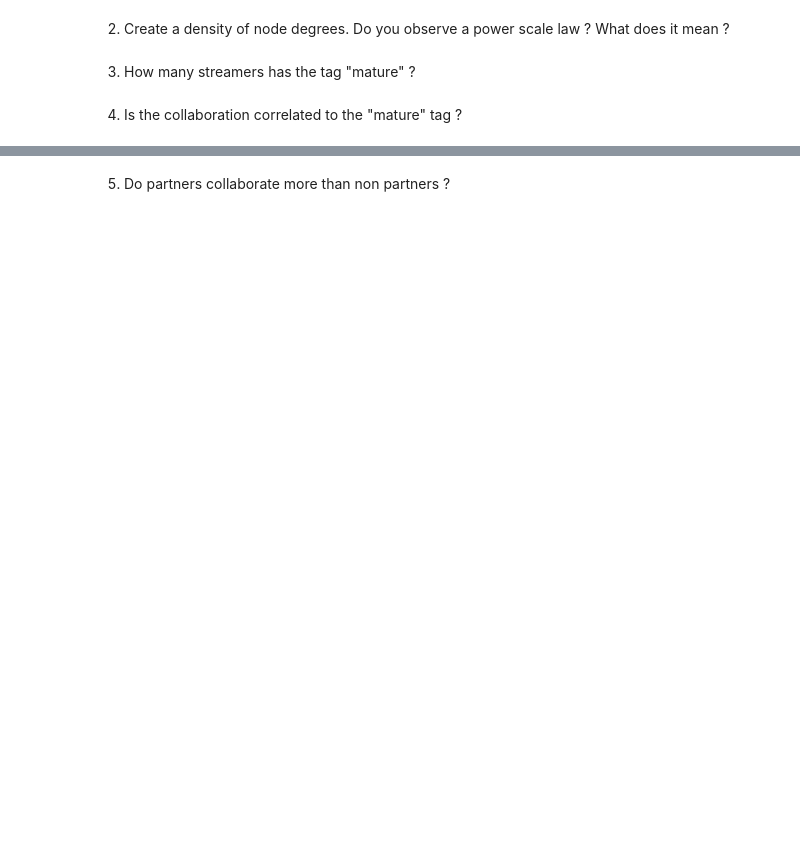
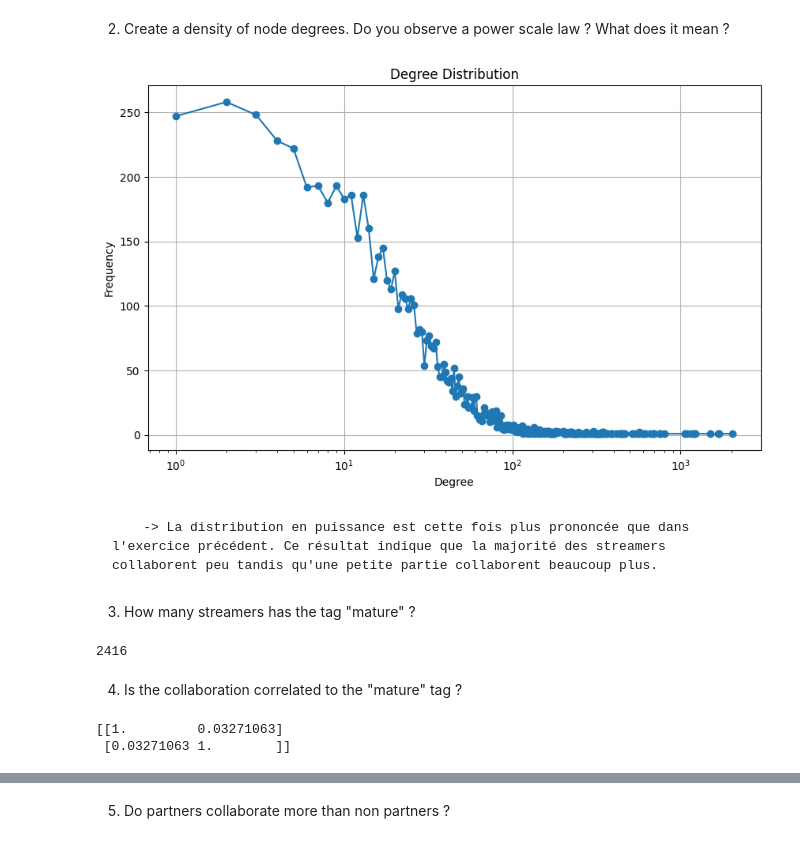
Before and after one commit to valentinb67/ExercicesNoSQL, a Jupyter notebook: EXERCICES/EX-Chap4.ipynb, the cells around one changed output, grey strips where cells are left out. Cells and saved outputs as stored; diff of their text form; code cells hidden in the pictures; blank space fills up the shorter version.

```diff
--- a/EXERCICES/EX-Chap4.ipynb
+++ b/EXERCICES/EX-Chap4.ipynb
@@ -597,28 +675,61 @@ graph.run(query).to_data_frame()
 # %% [markdown]
 2) Create a density of node degrees. Do you observe a power scale law ? What does it mean ?
+# %%
+from collections import Counter
+import matplotlib.pyplot as plt
+
+query = """
+MATCH (n:TwitchUser)-[r]-()
+RETURN n.id AS id, count(r) AS degree
+"""
+
+degrees = [record['degree'] for record in graph.run(query)]
+
+degree_counts = Counter(degrees)
+
+x, y = zip(*sorted(degree_counts.items()))
+
+plt.figure(figsize=(10, 6))
+plt.plot(x, y, marker='o')
+plt.xlabel("Degree")
+plt.ylabel("Frequency")
+plt.xscale('log')
+plt.title("Degree Distribution")
+plt.grid(True)
+plt.show()
+# %% [output]
+[figure, added]
+# %% [markdown]
+        -> La distribution en puissance est cette fois plus prononcée que dans l'exercice précédent. Ce résultat indique que la majorité des streamers collaborent peu tandis qu'une petite partie collaborent beaucoup plus.
 # %% [markdown]
 
 3) How many streamers has the tag "mature" ?
 # %%
 query = """
-MATCH (u:User)
-WHERE u.mature = true
-RETURN count(u) AS mature_streamers_count
+MATCH (s:TwitchUser)
+WHERE s.mature = 'True'
+RETURN count(s) AS mature_streamers_count
 """
+
 graph.run(query).evaluate()
+# %% [output]
+2416
 # %% [markdown]
 4) Is the collaboration correlated to the "mature" tag ?
 # %%
-import scipy.stats as stats
+import numpy as np
 
 query = """
-MATCH (u:User)-[r:FOLLOWS]-()
+MATCH (u:TwitchUser)-[r:FOLLOWS]-()
 WITH u, count(r) AS collaborations
 RETURN u.id AS id, u.mature AS mature, collaborations
 """
 
 data = graph.run(query).to_data_frame()
 
-data['mature'] = data['mature'].astype(bool)
+data['mature'] = data['mature'].map({'True': True, 'False': False})
 
-correlation, p_value = stats.pointbiserialr(data['mature'], data['collaborations'])
+np.corrcoef(data['mature'], data['collaborations'])
+# %% [output]
+[[1.         0.03271063]
+ [0.03271063 1.        ]]
```
Also changed, not shown: parts of 35 cells of this notebook, 1 other file.
